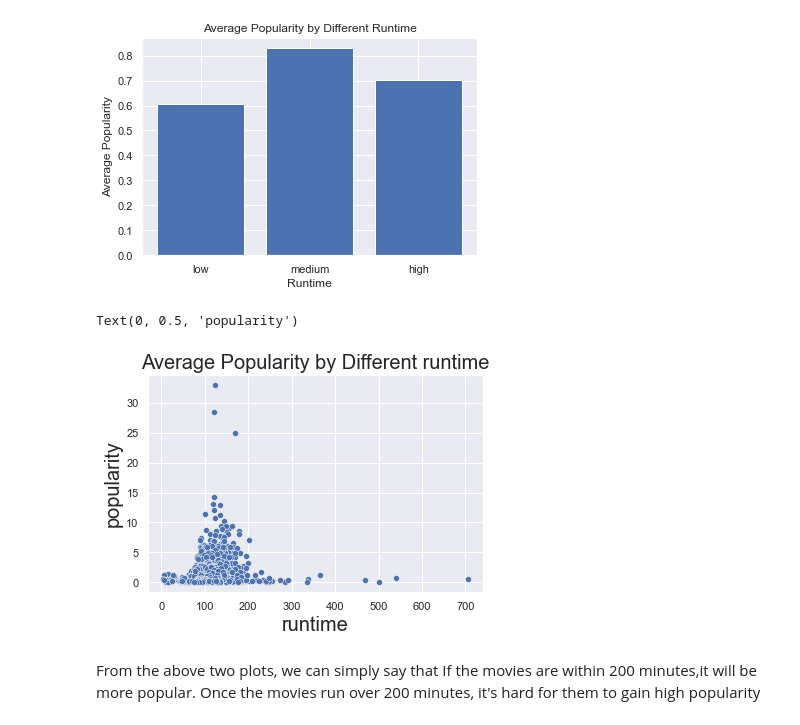
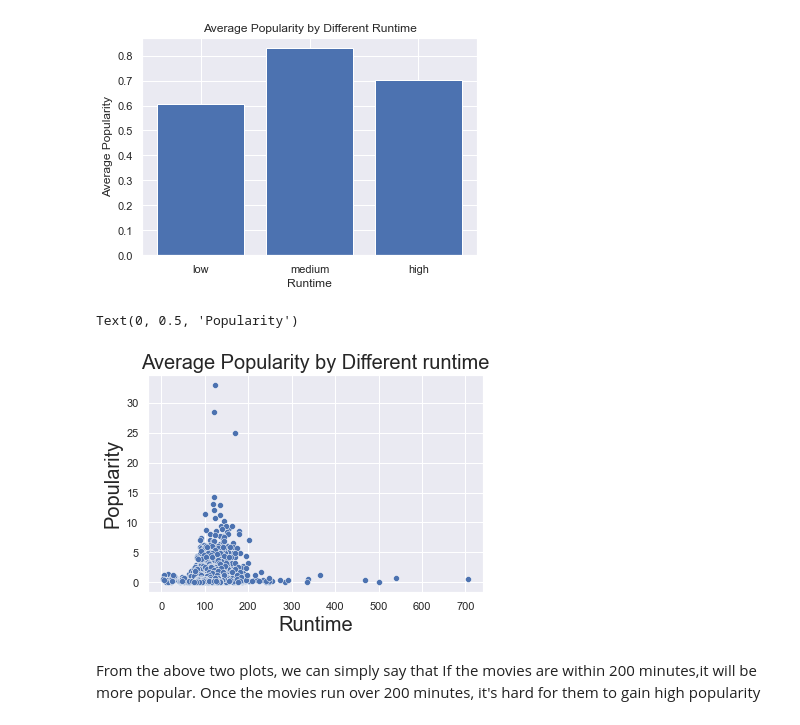
Before and after one commit to rksin8/Data-Analyst-Portfolio, a Jupyter notebook: Proj_1_Data_Analysis_with_Movie_Data/movie_data_analysis.ipynb, the cells around one changed output. Cells and saved outputs as stored; diff of their text form; code cells hidden in the pictures.

```diff
--- a/Proj_1_Data_Analysis_with_Movie_Data/movie_data_analysis.ipynb
+++ b/Proj_1_Data_Analysis_with_Movie_Data/movie_data_analysis.ipynb
@@ -301,12 +305,12 @@ Text(0, 0.5, 'Average Popularity')
 # %%
 # plot the relation between runtime and popularity
 sns.scatterplot(x="runtime",y="popularity", data=df)
 plt.title('Average Popularity by Different runtime',fontsize=20)
-plt.xlabel('runtime',fontsize=20)
-plt.ylabel('popularity',fontsize=20)
+plt.xlabel('Runtime',fontsize=20)
+plt.ylabel('Popularity',fontsize=20)
 # %% [output]
-Text(0, 0.5, 'popularity')
+Text(0, 0.5, 'Popularity')
-[figure, old version]
+[figure, new version]
 # %% [markdown]
 From the above two plots, we can simply say that If the movies are within 200 minutes,it will be more popular. Once the movies run over 200 minutes, it's hard for them to gain high popularity
 # %% [markdown]
```
Also changed, not shown: parts of 4 cells of this notebook, 2 other files.
